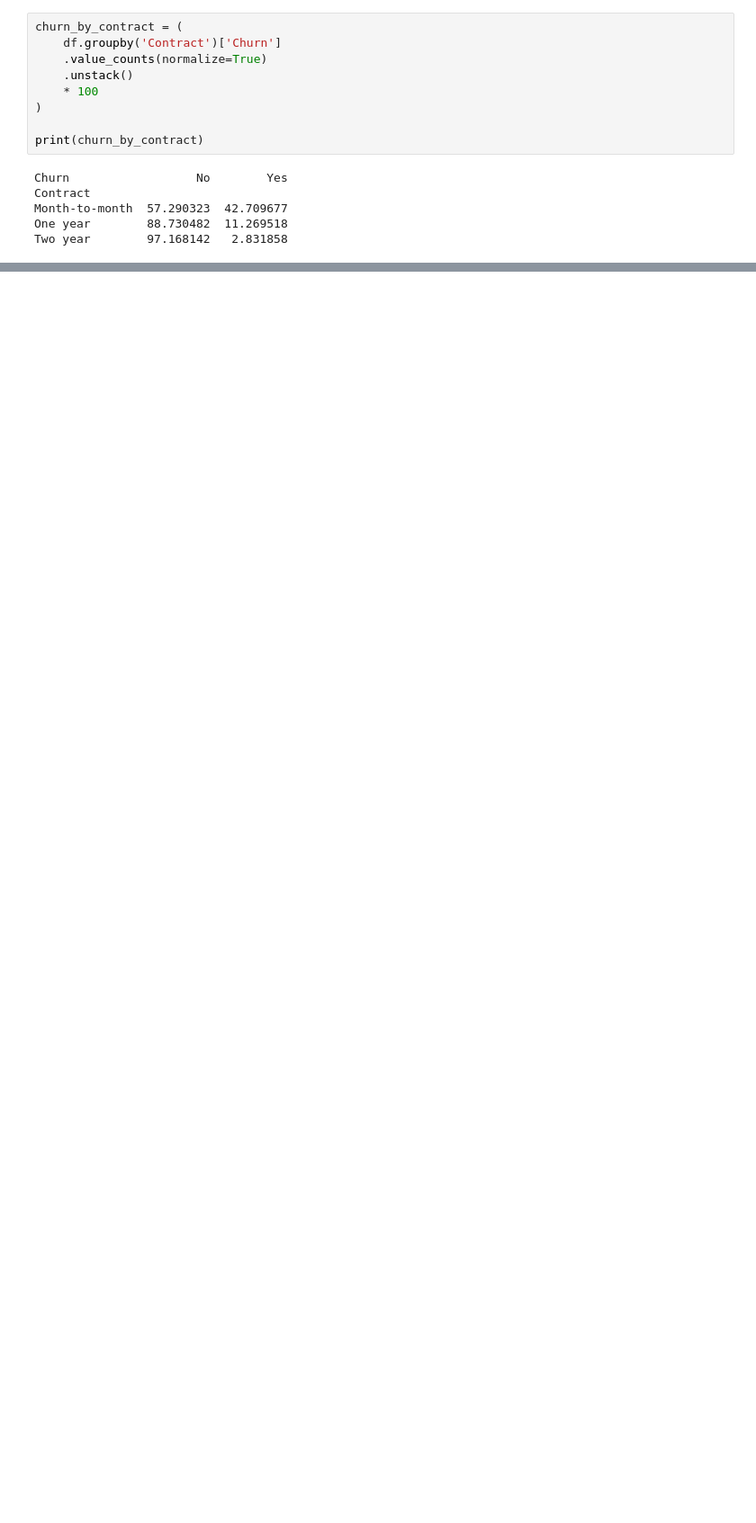
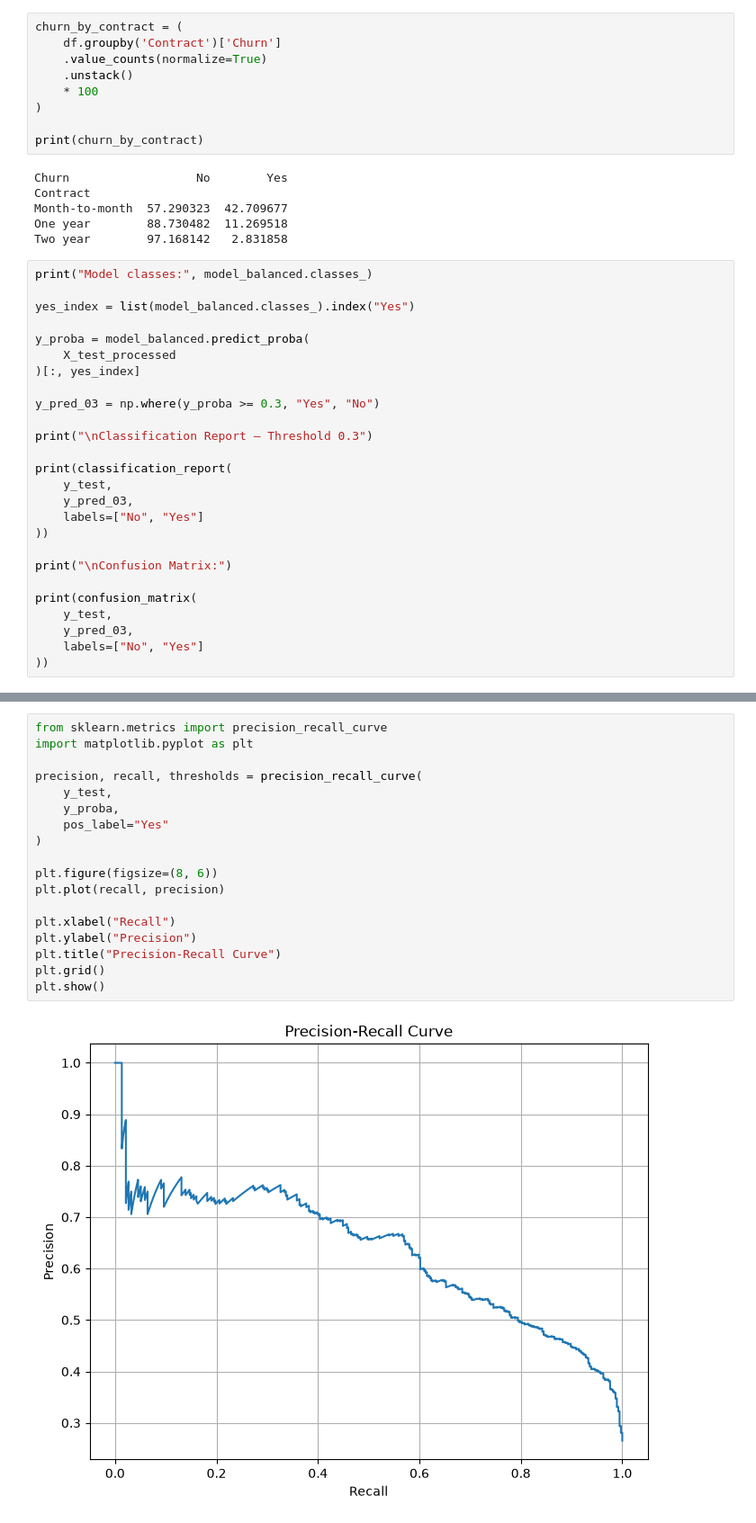
Before and after one commit to spy421/customer-churn-prediction, a Jupyter notebook: customer_churn.ipynb, the cells around one changed output, grey strips where cells are left out. Shown at 90% size. Saved outputs shown, nothing was run; the diff lists cells and outputs as text; blank space fills up the shorter version.

Commit message:
Complete churn prediction analysis

```diff
--- a/customer_churn.ipynb
+++ b/customer_churn.ipynb
@@ -592,3 +592,29 @@ Contract
 Month-to-month  57.290323  42.709677
 One year        88.730482  11.269518
 Two year        97.168142   2.831858
+# %%
+print("Model classes:", model_balanced.classes_)
+
+yes_index = list(model_balanced.classes_).index("Yes")
+
+y_proba = model_balanced.predict_proba(
+    X_test_processed
+)[:, yes_index]
+
+y_pred_03 = np.where(y_proba >= 0.3, "Yes", "No")
+
+print("\nClassification Report — Threshold 0.3")
+
+print(classification_report(
+    y_test,
+    y_pred_03,
+    labels=["No", "Yes"]
+))
+
+print("\nConfusion Matrix:")
+
+print(confusion_matrix(
+    y_test,
+    y_pred_03,
+    labels=["No", "Yes"]
+))
@@ -594,0 +713,20 @@ Two year        97.168142   2.831858
+# %%
+from sklearn.metrics import precision_recall_curve
+import matplotlib.pyplot as plt
+
+precision, recall, thresholds = precision_recall_curve(
+    y_test,
+    y_proba,
+    pos_label="Yes"
+)
+
+plt.figure(figsize=(8, 6))
+plt.plot(recall, precision)
+
+plt.xlabel("Recall")
+plt.ylabel("Precision")
+plt.title("Precision-Recall Curve")
+plt.grid()
+plt.show()
+# %% [output]
+[figure, added]
```
Also changed, not shown: parts of 13 cells of this notebook.
